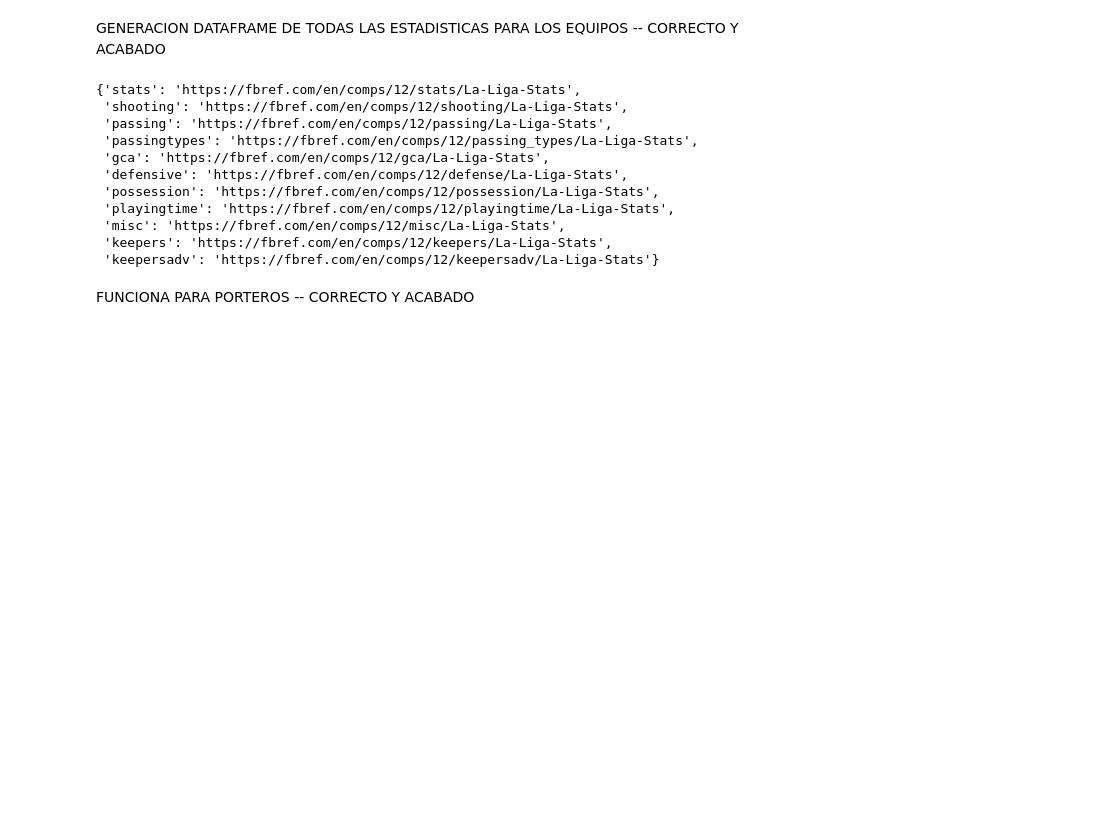
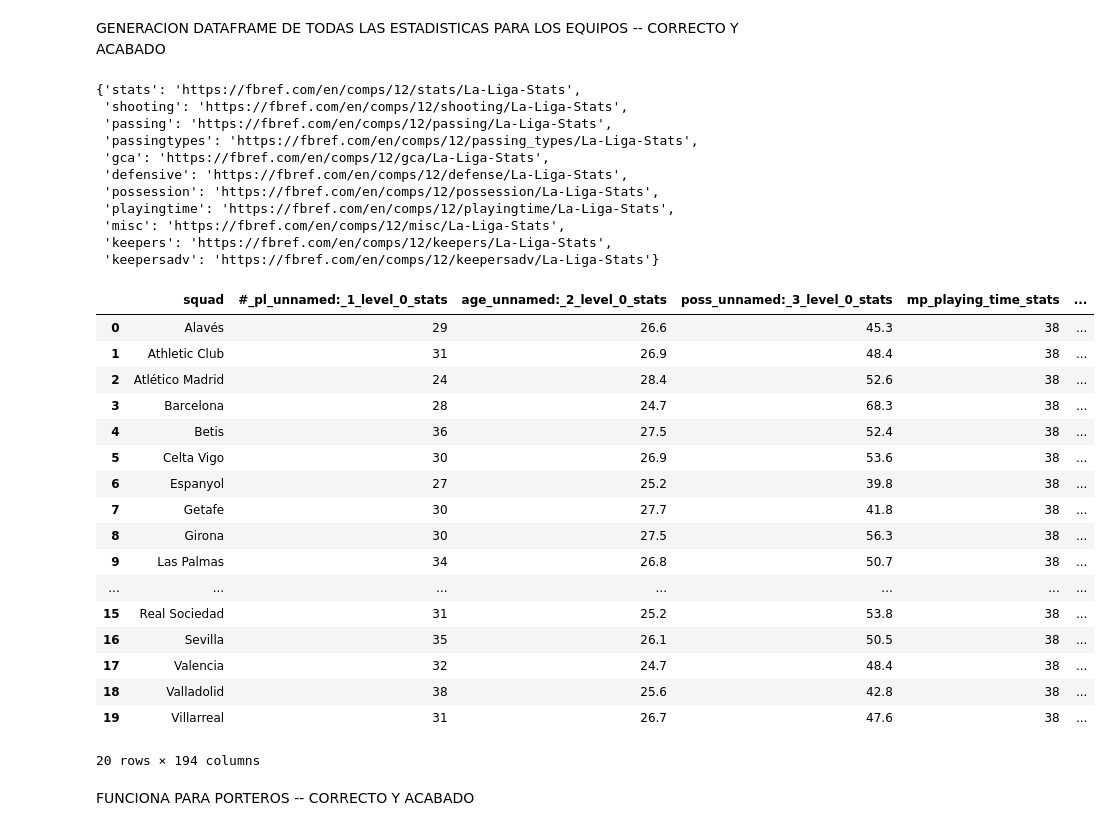
Before and after one commit to CescBlanco/proyecto_libreria_Evolve, a Jupyter notebook: pruebas.ipynb, the cells around one changed output. Cells and saved outputs as stored; diff of their text form; code cells hidden in the pictures; blank space fills up the shorter version.

```diff
--- a/pruebas.ipynb
+++ b/pruebas.ipynb
@@ -823,6 +859,27 @@ urls_equipos
  'keepersadv': 'https://fbref.com/en/comps/12/keepersadv/La-Liga-Stats'}
 # %%
 df_equipos, df_equiposvs= creacion_df_general_estadisticas_equipos(urls_equipos, stats_vs=True, guardar_csv=True,guardar_csv_individuales=False, league='La Liga', season='2024')
+# %%
+df_equipos
+# %% [output]
+|  | squad | #_pl_unnamed:_1_level_0_stats | age_unnamed:_2_level_0_stats | poss_unnamed:_3_level_0_stats | mp_playing_time_stats | ... |
+| 0 | Alavés | 29 | 26.6 | 45.3 | 38 | ... |
+| 1 | Athletic Club | 31 | 26.9 | 48.4 | 38 | ... |
+| 2 | Atlético Madrid | 24 | 28.4 | 52.6 | 38 | ... |
+| 3 | Barcelona | 28 | 24.7 | 68.3 | 38 | ... |
+| 4 | Betis | 36 | 27.5 | 52.4 | 38 | ... |
+| 5 | Celta Vigo | 30 | 26.9 | 53.6 | 38 | ... |
+| 6 | Espanyol | 27 | 25.2 | 39.8 | 38 | ... |
+| 7 | Getafe | 30 | 27.7 | 41.8 | 38 | ... |
+| 8 | Girona | 30 | 27.5 | 56.3 | 38 | ... |
+| 9 | Las Palmas | 34 | 26.8 | 50.7 | 38 | ... |
+| ... | ... | ... | ... | ... | ... | ... |
+| 15 | Real Sociedad | 31 | 25.2 | 53.8 | 38 | ... |
+| 16 | Sevilla | 35 | 26.1 | 50.5 | 38 | ... |
+| 17 | Valencia | 32 | 24.7 | 48.4 | 38 | ... |
+| 18 | Valladolid | 38 | 25.6 | 42.8 | 38 | ... |
+| 19 | Villarreal | 31 | 26.7 | 47.6 | 38 | ... |
+20 rows × 194 columns
 # %% [markdown]
 FUNCIONA PARA PORTEROS -- CORRECTO Y ACABADO
 # %%
```
Also changed, not shown: parts of 3 cells of this notebook, 6 other files.
